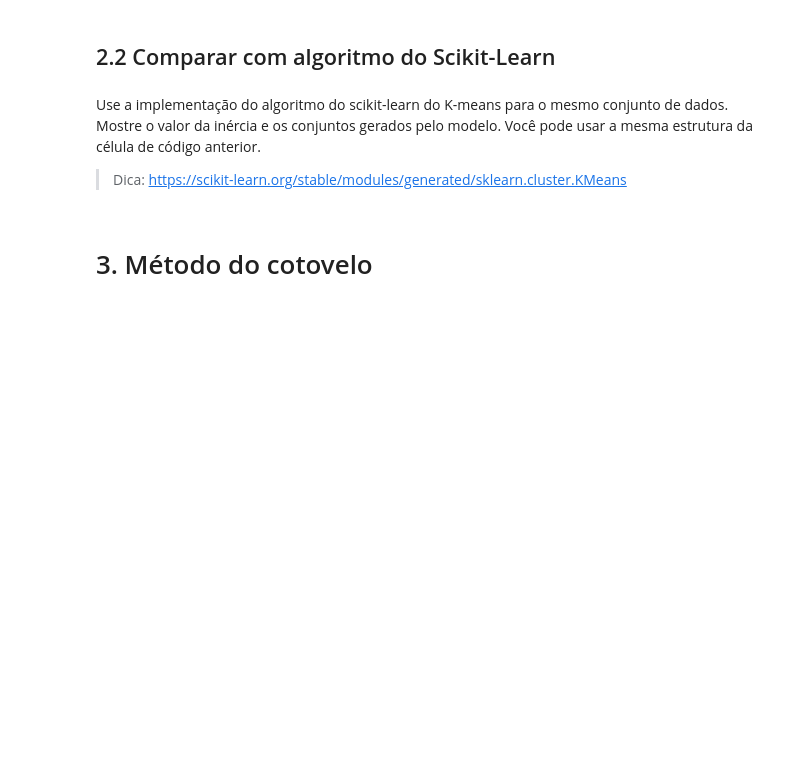
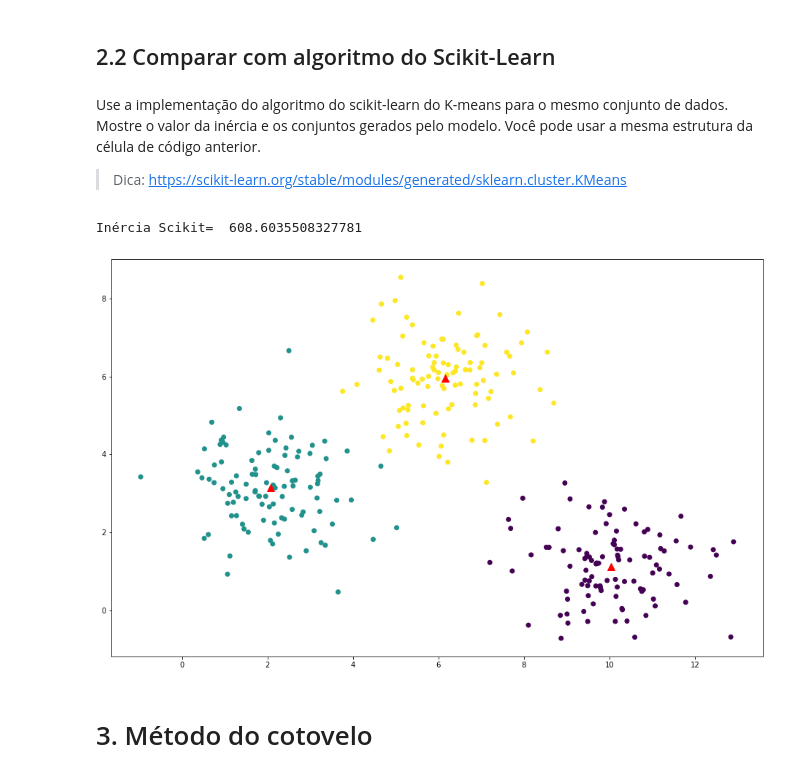
Before and after one commit to thalissonfelipe/mineracao, a Jupyter notebook: Trabalho03/KMeans.ipynb, the cells around one changed output. Saved outputs shown, nothing was run; the diff lists cells and outputs as text; code cells hidden in the pictures; blank space fills up the shorter version.

```diff
--- a/Trabalho03/KMeans.ipynb
+++ b/Trabalho03/KMeans.ipynb
@@ -384,3 +393,17 @@ Use a implementação do algoritmo do scikit-learn do K-means para o mesmo conju
+# %%
+#### CODE HERE ####
+from sklearn.cluster import KMeans as KMeans_sk
+kmeans_sk = KMeans_sk(n_clusters=3, random_state=0).fit(dataset)
+
+print("Inércia Scikit= ", kmeans_sk.inertia_)
+fig = plt.figure(figsize=(16, 10))
+plt.scatter(dataset[:,0], dataset[:,1], c=kmeans_sk.labels_)
+plt.scatter(kmeans_sk.cluster_centers_[:,0],
+            kmeans_sk.cluster_centers_[:,1], marker='^', c='red', s=100)
+plt.show()
+# %% [output]
+Inércia Scikit=  608.6035508327781
+[figure, added]
 # %% [markdown]
 # 3. Método do cotovelo
 # %% [markdown]
```
Also changed, not shown: parts of 11 cells of this notebook.
